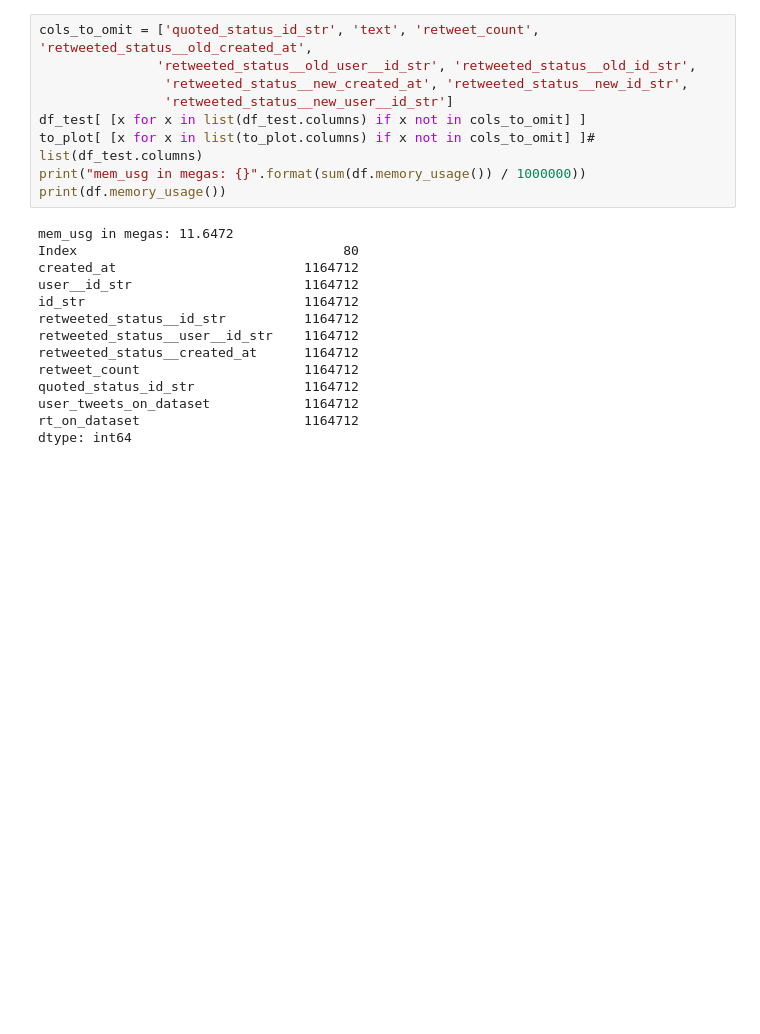
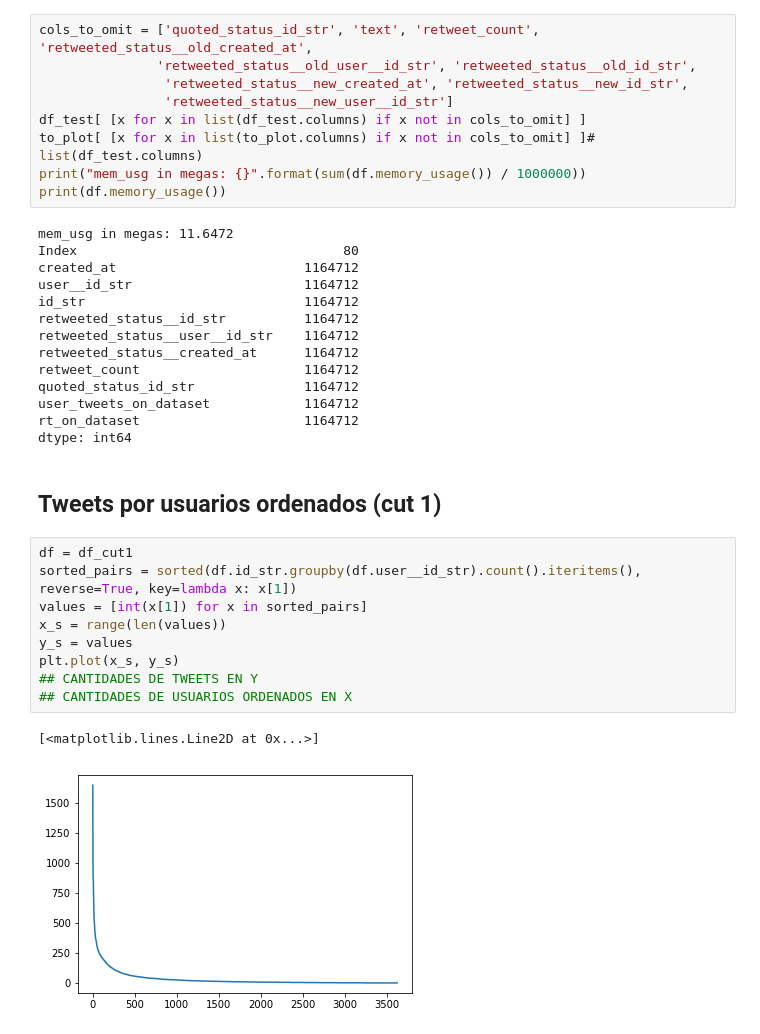
Before and after one commit to emeriles/sna-famaf, a Jupyter notebook: notebook/eda/src_Exploratory_visualization_corrected.ipynb, the cells around one changed output. Drawn from its saved outputs; the diff is of its cells as text; blank space fills up the shorter version.

Commit message:
added small count to notebook EDA

```diff
--- a/notebook/eda/src_Exploratory_visualization_corrected.ipynb
+++ b/notebook/eda/src_Exploratory_visualization_corrected.ipynb
@@ -679,3 +666,17 @@ quoted_status_id_str              1164712
 user_tweets_on_dataset            1164712
 rt_on_dataset                     1164712
 dtype: int64
+# %% [markdown]
+## Tweets por usuarios ordenados (cut 1)
+# %%
+df = df_cut1
+sorted_pairs = sorted(df.id_str.groupby(df.user__id_str).count().iteritems(), reverse=True, key=lambda x: x[1])
+values = [int(x[1]) for x in sorted_pairs]
+x_s = range(len(values))
+y_s = values
+plt.plot(x_s, y_s)
+## CANTIDADES DE TWEETS EN Y
+## CANTIDADES DE USUARIOS ORDENADOS EN X
+# %% [output]
+[<matplotlib.lines.Line2D at 0x...>]
+[figure, added]
```
Also changed, not shown: parts of 3 cells of this notebook.
